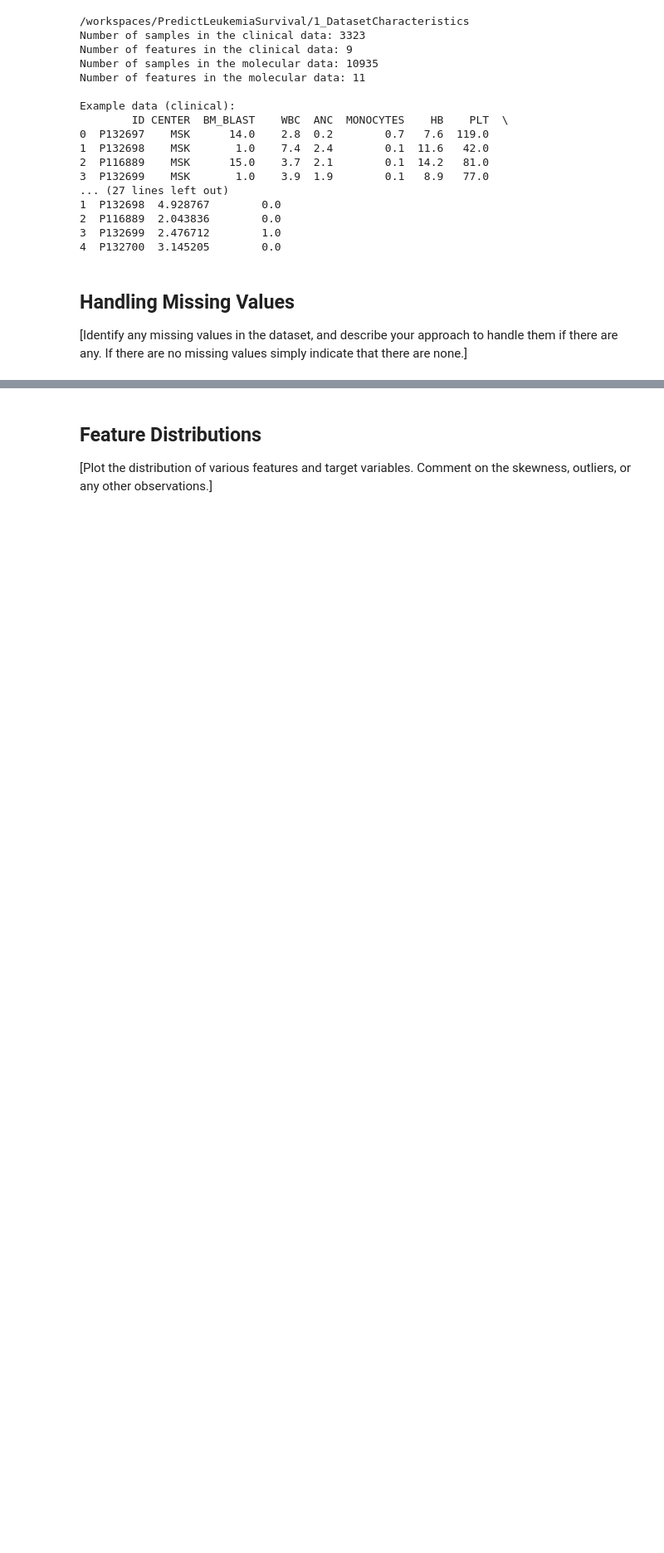
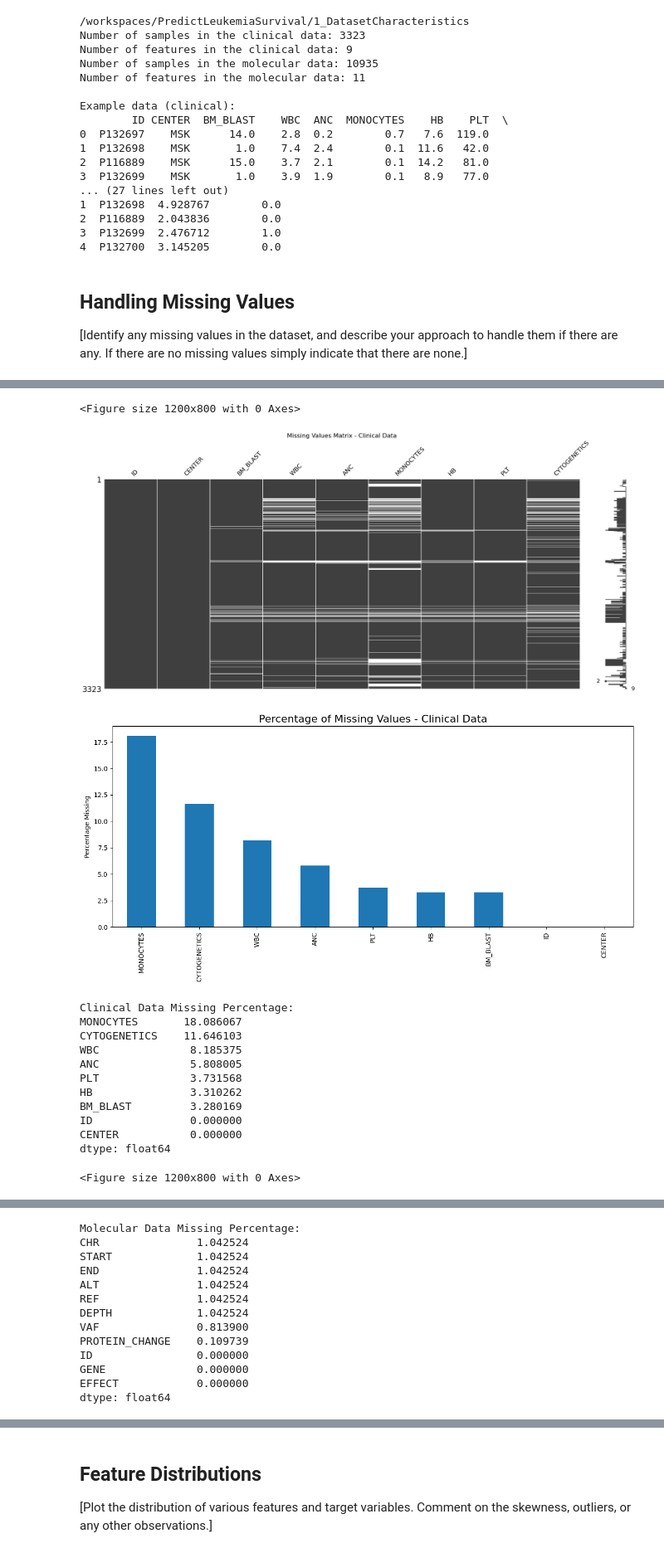
Before and after one commit to kaSae6/PredictLeukemiaSurvival, a Jupyter notebook: 1_DatasetCharacteristics/exploratory_data_analysis_KS.ipynb, the cells around one changed output, grey strips where cells are left out. Shown at 83% size. Cells and saved outputs as stored; diff of their text form; code cells hidden in the pictures; blank space fills up the shorter version.

```diff
--- a/1_DatasetCharacteristics/exploratory_data_analysis_KS.ipynb
+++ b/1_DatasetCharacteristics/exploratory_data_analysis_KS.ipynb
@@ -157,0 +160,63 @@ dtype: int64
+# %%
+import pandas as pd
+import numpy as np
+import matplotlib.pyplot as plt
+import seaborn as sns
+from sklearn.impute import KNNImputer
+import missingno as msno
+import warnings
+warnings.filterwarnings('ignore')
+
+
+# Analyze missing data patterns visually
+def analyze_missing_data(dataframe, title):
+    """Visualize missing data patterns in a dataframe"""
+    plt.figure(figsize=(12, 8))
+
+    # Plot missing values matrix
+    msno.matrix(dataframe)
+    plt.title(f"Missing Values Matrix - {title}", fontsize=16)
+    plt.tight_layout()
+    plt.show()
+
+    # Calculate and display percentage of missing values
+    missing_percentage = dataframe.isna().mean().sort_values(ascending=False) * 100
+    plt.figure(figsize=(12, 6))
+    missing_percentage.plot(kind='bar')
+    plt.title(f"Percentage of Missing Values - {title}", fontsize=16)
+    plt.ylabel('Percentage Missing')
+    plt.tight_layout()
+    plt.show()
+
+    return missing_percentage
+
+# Analyze missing data in clinical dataset
+clinical_missing = analyze_missing_data(clinical_df, "Clinical Data")
+print("\nClinical Data Missing Percentage:")
+print(clinical_missing)
+
+# Analyze missing data in molecular dataset (filtering to keep it manageable)
+molecular_missing = analyze_missing_data(molecular_df, "Molecular Data")
+print("\nMolecular Data Missing Percentage:")
+print(molecular_missing)
+
+# Analyze missing data in outcome dataset
+outcome_missing = analyze_missing_data(outcome_df, "Outcome Data")
+print("\nOutcome Data Missing Percentage:")
+print(outcome_missing)
+# %% [output]
+<Figure size 1200x800 with 0 Axes>
+[figure, added]
+[figure, added]
+Clinical Data Missing Percentage:
+MONOCYTES       18.086067
+CYTOGENETICS    11.646103
+WBC              8.185375
+ANC              5.808005
+PLT              3.731568
+HB               3.310262
+BM_BLAST         3.280169
+ID               0.000000
+CENTER           0.000000
+dtype: float64
+<Figure size 1200x800 with 0 Axes>
@@ -157,0 +225,13 @@ dtype: int64
+Molecular Data Missing Percentage:
+CHR               1.042524
+START             1.042524
+END               1.042524
+ALT               1.042524
+REF               1.042524
+DEPTH             1.042524
+VAF               0.813900
+PROTEIN_CHANGE    0.109739
+ID                0.000000
+GENE              0.000000
+EFFECT            0.000000
+dtype: float64
```
Also changed, not shown: parts of 5 cells of this notebook, 5 other files.
